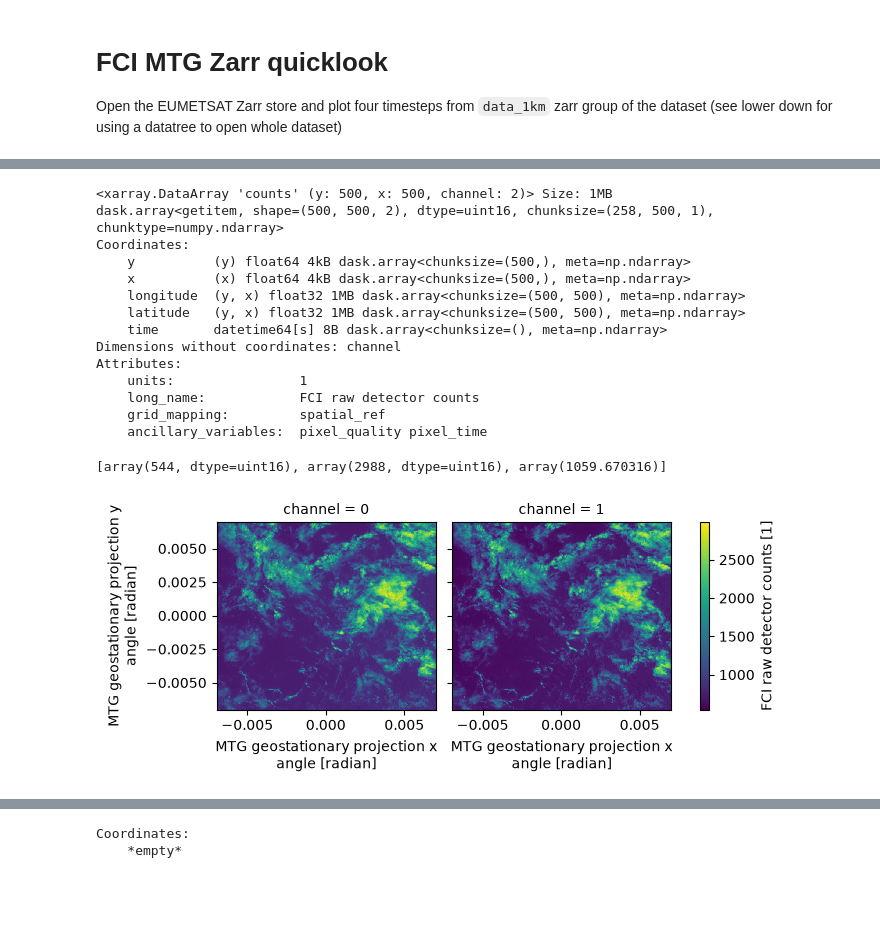
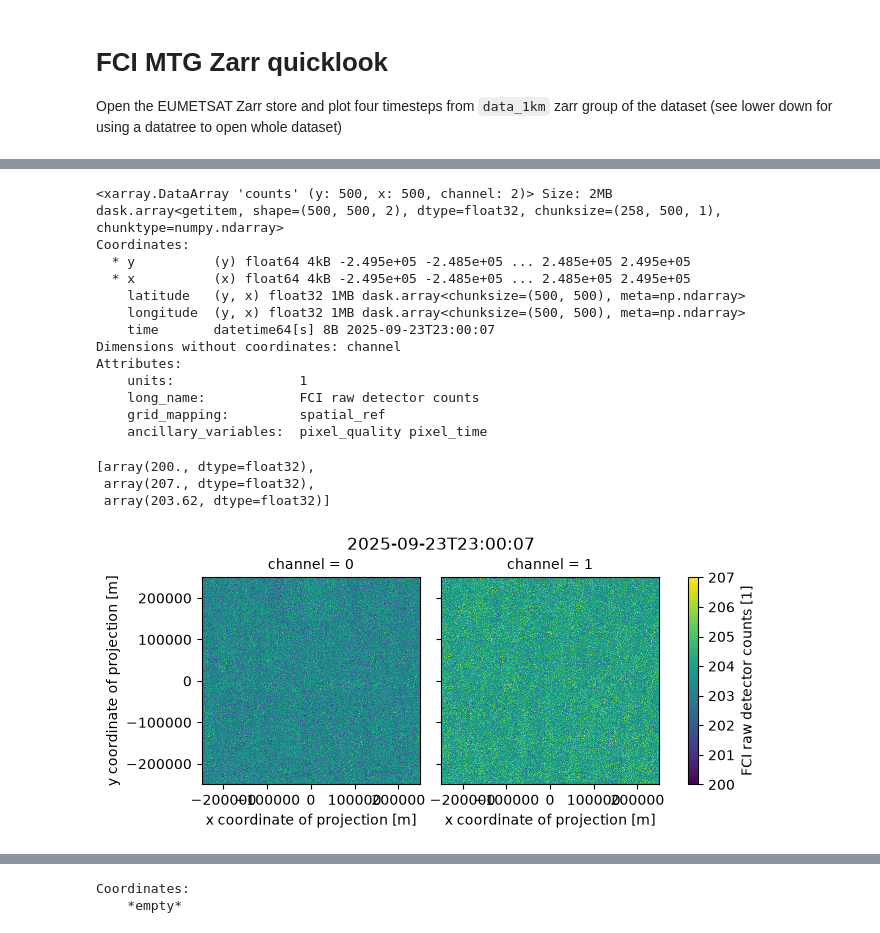
Before and after one commit to leifdenby/mlcast-fci-mtg, a Jupyter notebook: notebooks/fci_mtg_zarr_timesteps.ipynb, the cells around one changed output, grey strips where cells are left out. Drawn from its saved outputs; the diff is of its cells as text; code cells hidden in the pictures; blank space fills up the shorter version.

```diff
--- a/notebooks/fci_mtg_zarr_timesteps.ipynb
+++ b/notebooks/fci_mtg_zarr_timesteps.ipynb
@@ -63,6 +51,7 @@ Data variables:
 # %%
 # select by index number rather than value works just fine
-# NB: the last time index in the subset is 77405, and only the last 6 time indices are present in the subset
-ntime = 77406
+# NB: the last time index in the subset is 52560, and only the last 6 time indices are present in the subset
+ntime = 52560
 nsample = 6
 ds_subset = ds.isel(time=slice(ntime-nsample, ntime))
+ds_subset
@@ -88,17 +95,17 @@ ny = ds.sizes["y"]
 nsize = 500
 xilim = slice(nx//2 - nsize//2, nx//2 + nsize//2)
 yilim = slice(ny//2 - nsize//2, ny//2 + nsize//2)
-da = ds.isel(time=-1, channel=slice(0, 2), x=xilim, y=yilim)["counts"]
+da = ds_subset.sel(time='2025-09-23', method="nearest").isel(channel=slice(0, 2), x=xilim, y=yilim)["counts"]
 da
 # %% [output]
-<xarray.DataArray 'counts' (y: 500, x: 500, channel: 2)> Size: 1MB
-dask.array<getitem, shape=(500, 500, 2), dtype=uint16, chunksize=(258, 500, 1), chunktype=numpy.ndarray>
+<xarray.DataArray 'counts' (y: 500, x: 500, channel: 2)> Size: 2MB
+dask.array<getitem, shape=(500, 500, 2), dtype=float32, chunksize=(258, 500, 1), chunktype=numpy.ndarray>
 Coordinates:
-    y          (y) float64 4kB dask.array<chunksize=(500,), meta=np.ndarray>
-    x          (x) float64 4kB dask.array<chunksize=(500,), meta=np.ndarray>
+  * y          (y) float64 4kB -2.495e+05 -2.485e+05 ... 2.485e+05 2.495e+05
+  * x          (x) float64 4kB -2.495e+05 -2.485e+05 ... 2.485e+05 2.495e+05
+    latitude   (y, x) float32 1MB dask.array<chunksize=(500, 500), meta=np.ndarray>
     longitude  (y, x) float32 1MB dask.array<chunksize=(500, 500), meta=np.ndarray>
-    latitude   (y, x) float32 1MB dask.array<chunksize=(500, 500), meta=np.ndarray>
-    time       datetime64[s] 8B dask.array<chunksize=(), meta=np.ndarray>
+    time       datetime64[s] 8B 2025-09-23T23:00:07
 Dimensions without coordinates: channel
 Attributes:
     units:                1
@@ -108,17 +115,15 @@ Attributes:
 # %%
 # XXX: read is quite slow (>30s) even though only a few chunks should be read?
 da = da.load()
-# %%
-# XXX: all values appear to be 65535, which is the maximum value for a uint16.
-# This seems to indicate that the data is not being read correctly. Perhaps the
-# data is compressed in some way that xarray does not understand? Or perhaps
-# the data is not actually stored in the zarr store at all, and instead is just
-# a placeholder value?
-da.plot(col="channel")
-[da_.values for da_ in [da.min(), da.max(), da.mean()]]
-# %% [output]
-[array(544, dtype=uint16), array(2988, dtype=uint16), array(1059.670316)]
-[figure, removed]
+# %%
+g = da.plot(col="channel")
+g.fig.suptitle(da.time.values, y=1.02)
+[da_.values for da_ in [da.min(), da.max(), da.mean()]]
+# %% [output]
+[array(200., dtype=float32),
+ array(207., dtype=float32),
+ array(203.62, dtype=float32)]
+[figure, added]
 # %%
 ## full-disc view of the Earth visible from the satellite
 
```
Also changed, not shown: parts of 20 cells of this notebook, 6 other files.
